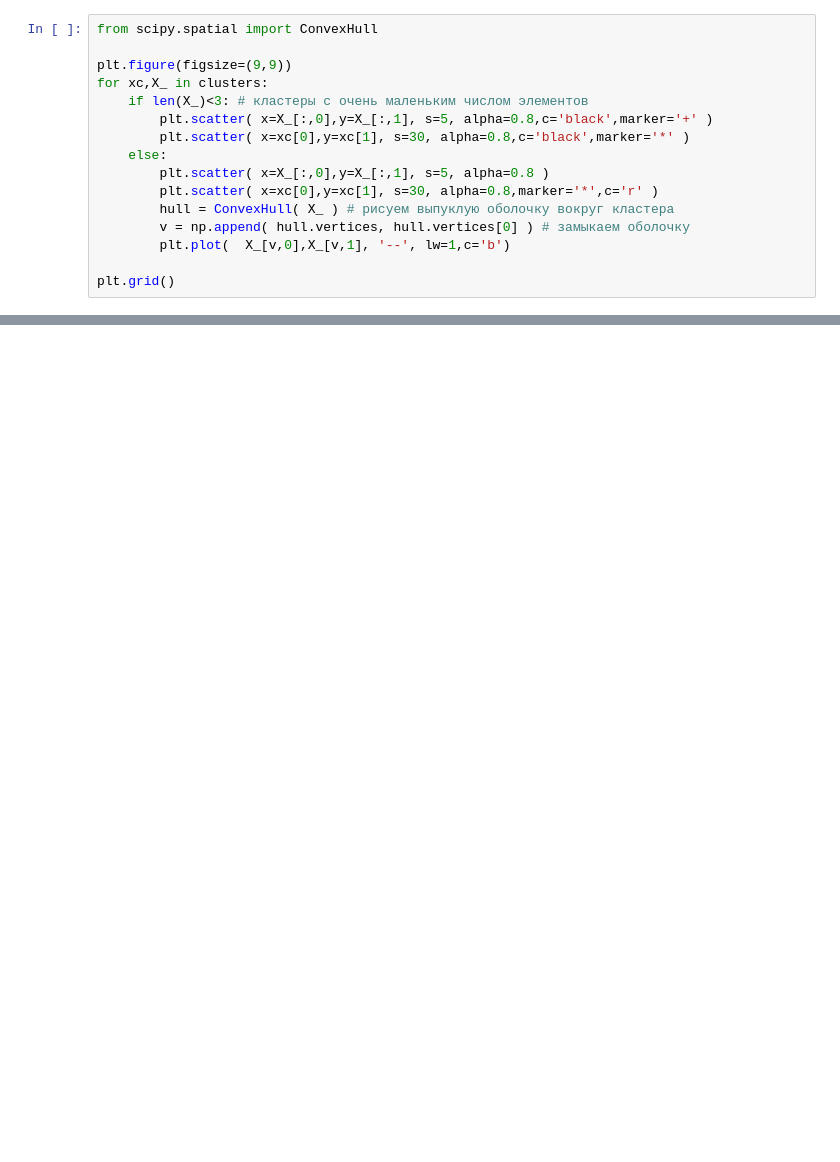
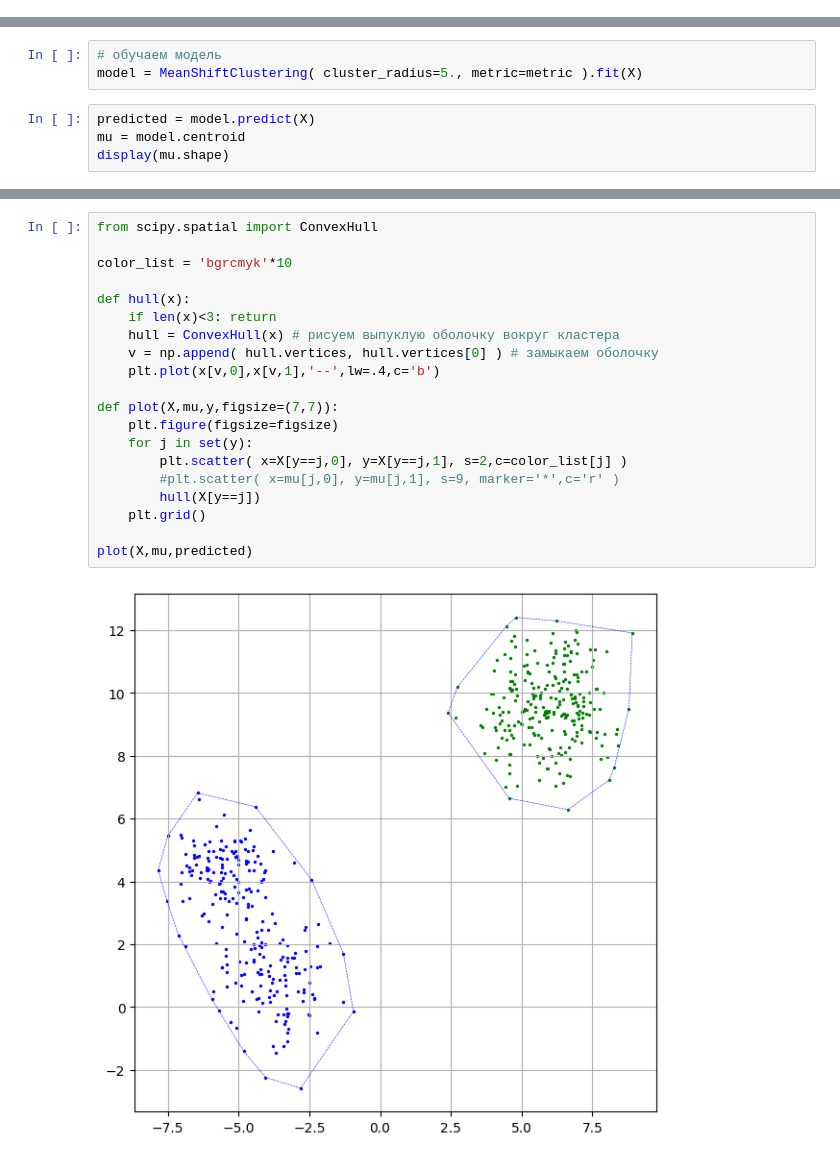
Before and after one commit to mechanoid5/ml_lectorium_2024_I, a Jupyter notebook: examples/07-cluster/04-mean-shift.ipynb, the cells around one changed output, grey strips where cells are left out. Cells and saved outputs as stored; diff of their text form; blank space fills up the shorter version.

```diff
--- a/examples/07-cluster/04-mean-shift.ipynb
+++ b/examples/07-cluster/04-mean-shift.ipynb
@@ -65,16 +97,0 @@ clusters = mean_shift(X,r=r,delta=delta)
-# %%
-from scipy.spatial import ConvexHull
-
-plt.figure(figsize=(9,9))
-for xc,X_ in clusters:
-    if len(X_)<3: # кластеры с очень маленьким числом элементов
-        plt.scatter( x=X_[:,0],y=X_[:,1], s=5, alpha=0.8,c='black',marker='+' )
-        plt.scatter( x=xc[0],y=xc[1], s=30, alpha=0.8,c='black',marker='*' )
-    else:
-        plt.scatter( x=X_[:,0],y=X_[:,1], s=5, alpha=0.8 )
-        plt.scatter( x=xc[0],y=xc[1], s=30, alpha=0.8,marker='*',c='r' )
-        hull = ConvexHull( X_ ) # рисуем выпуклую оболочку вокруг кластера
-        v = np.append( hull.vertices, hull.vertices[0] ) # замыкаем оболочку
-        plt.plot(  X_[v,0],X_[v,1], '--', lw=1,c='b')
-
-plt.grid()
@@ -82,0 +98,7 @@ plt.grid()
+# %%
+# обучаем модель
+model = MeanShiftClustering( cluster_radius=5., metric=metric ).fit(X)
+# %%
+predicted = model.predict(X)
+mu = model.centroid
+display(mu.shape)
@@ -82,0 +115,22 @@ plt.grid()
+# %%
+from scipy.spatial import ConvexHull
+
+color_list = 'bgrcmyk'*10
+
+def hull(x):
+    if len(x)<3: return
+    hull = ConvexHull(x) # рисуем выпуклую оболочку вокруг кластера
+    v = np.append( hull.vertices, hull.vertices[0] ) # замыкаем оболочку
+    plt.plot(x[v,0],x[v,1],'--',lw=.4,c='b')
+
+def plot(X,mu,y,figsize=(7,7)):
+    plt.figure(figsize=figsize)
+    for j in set(y):
+        plt.scatter( x=X[y==j,0], y=X[y==j,1], s=2,c=color_list[j] )
+        #plt.scatter( x=mu[j,0], y=mu[j,1], s=9, marker='*',c='r' )
+        hull(X[y==j])
+    plt.grid()
+
+plot(X,mu,predicted)
+# %% [output]
+[figure, added]
```
Also changed, not shown: parts of 19 cells of this notebook, 11 other files.
